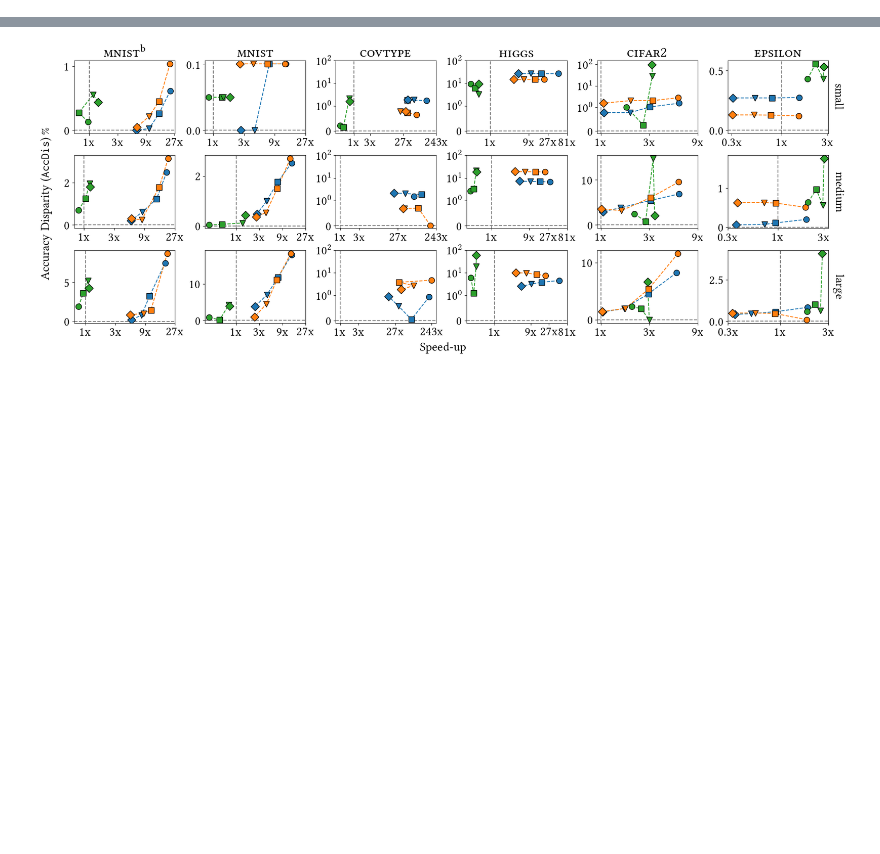
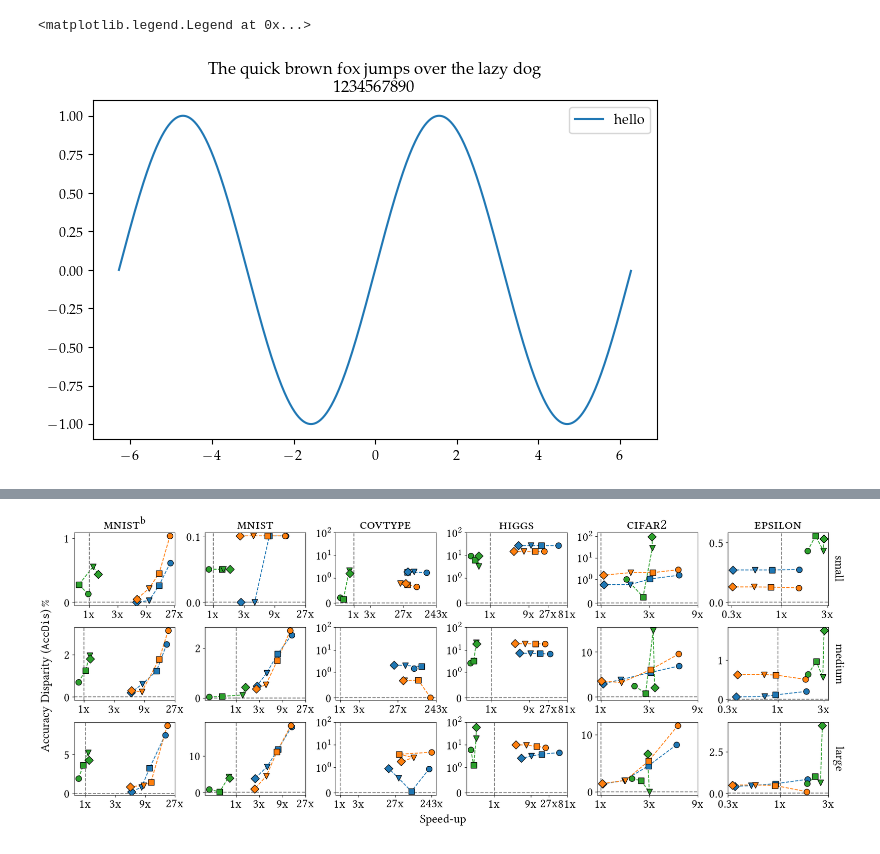
Before and after one commit to testc2/unlearning-experiments, a Jupyter notebook: code/plotting/Final Plots.ipynb, the cells around one changed output, grey strips where cells are left out. Cells and saved outputs as stored; diff of their text form; code cells hidden in the pictures; blank space fills up the shorter version.

```diff
--- a/code/plotting/Final Plots.ipynb
+++ b/code/plotting/Final Plots.ipynb
@@ -63,17 +64,21 @@ mpl.rcParams.update(new_rc_params)
 save = True
 # %%
 # scale = {k:v*3 for k,v in default.items()}
-# new_rc_params.update(scale)
-# mpl.rcParams.update(new_rc_params)
-# figsize = np.array(fig_size)*3
-# plt.figure(figsize=figsize)
-# x = np.arange(-2*np.pi,2*np.pi,0.01)
-# plt.plot(x,np.sin(x),label="hello")
-# s = "The quick brown fox jumps over the lazy dog"
+new_rc_params.update(get_default(10))
+mpl.rcParams.update(new_rc_params)
+figsize = np.array(fig_size)
+plt.figure(figsize=figsize)
+x = np.arange(-2*np.pi,2*np.pi,0.01)
+plt.plot(x,np.sin(x),label="hello")
+s = "The quick brown fox jumps over the lazy dog\n1234567890"
 # plt.title(r"$\textsc{mnist}^{\text{b}}$")
-# plt.legend()
-# # plt.rcParams["xtick.major.size"]=14
-# # plt.savefig(figure_dir/"test_fig.pdf",bbox_inches='tight')
+plt.title(s)
+plt.legend()
+# plt.rcParams["xtick.major.size"]=14
+# plt.savefig(figure_dir/"test_fig.pdf",bbox_inches='tight')
+# %% [output]
+<matplotlib.legend.Legend at 0x...>
+[figure, added]
 # %%
 from plotting.combined_plots import plot_ratios_grid,plot_remove_dist,plot_perturbation,plot_unlearning,plot_unlearning_certifiability,plot_unlearning_effectiveness, plot_unlearning_efficiency, get_legend_QoA, plot_unlearning_appendix,plot_speedup, print_combined_error_metrics,plot_remove_dist_single, plot_custom
 # %%
```
Also changed, not shown: parts of 5 cells of this notebook, 2 other files.
